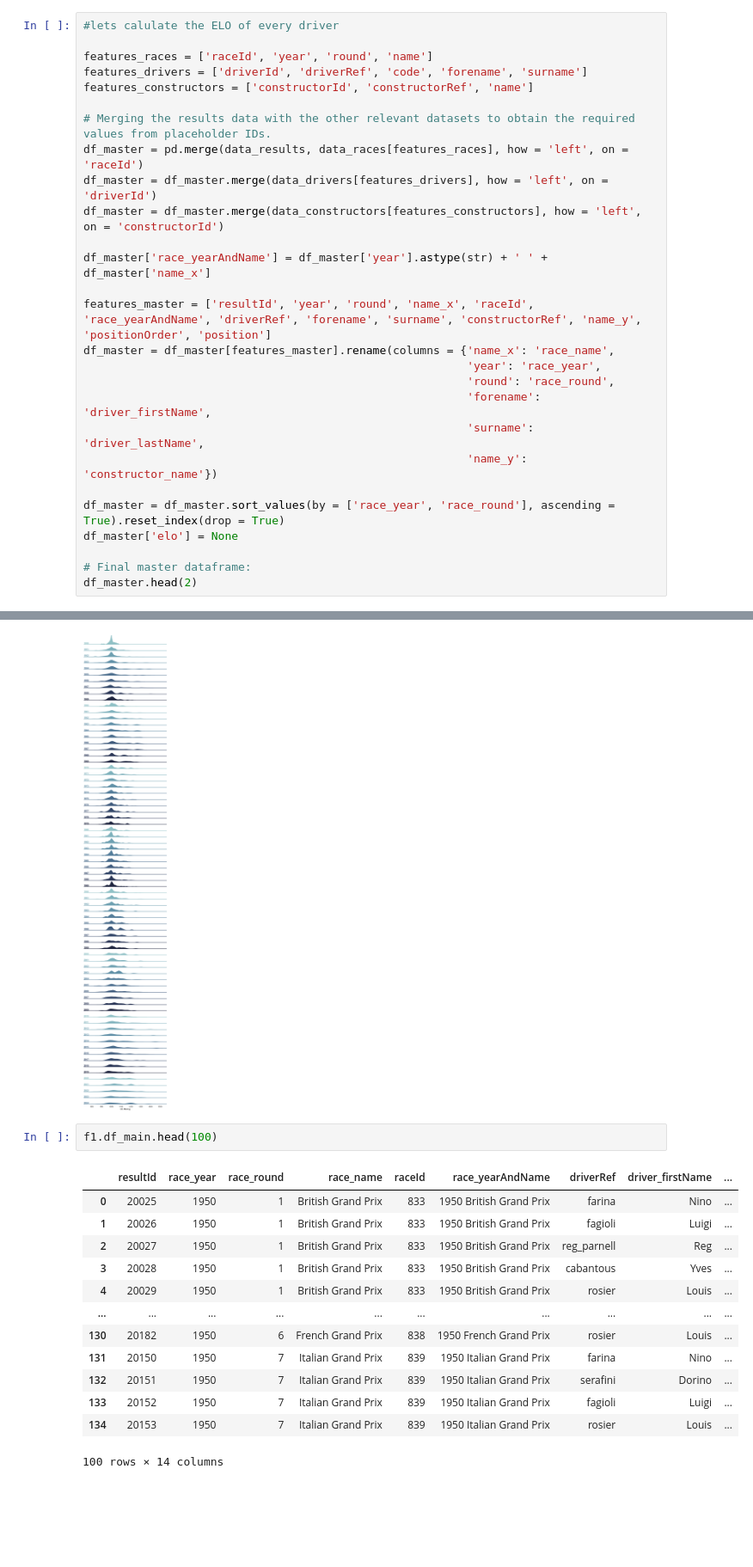
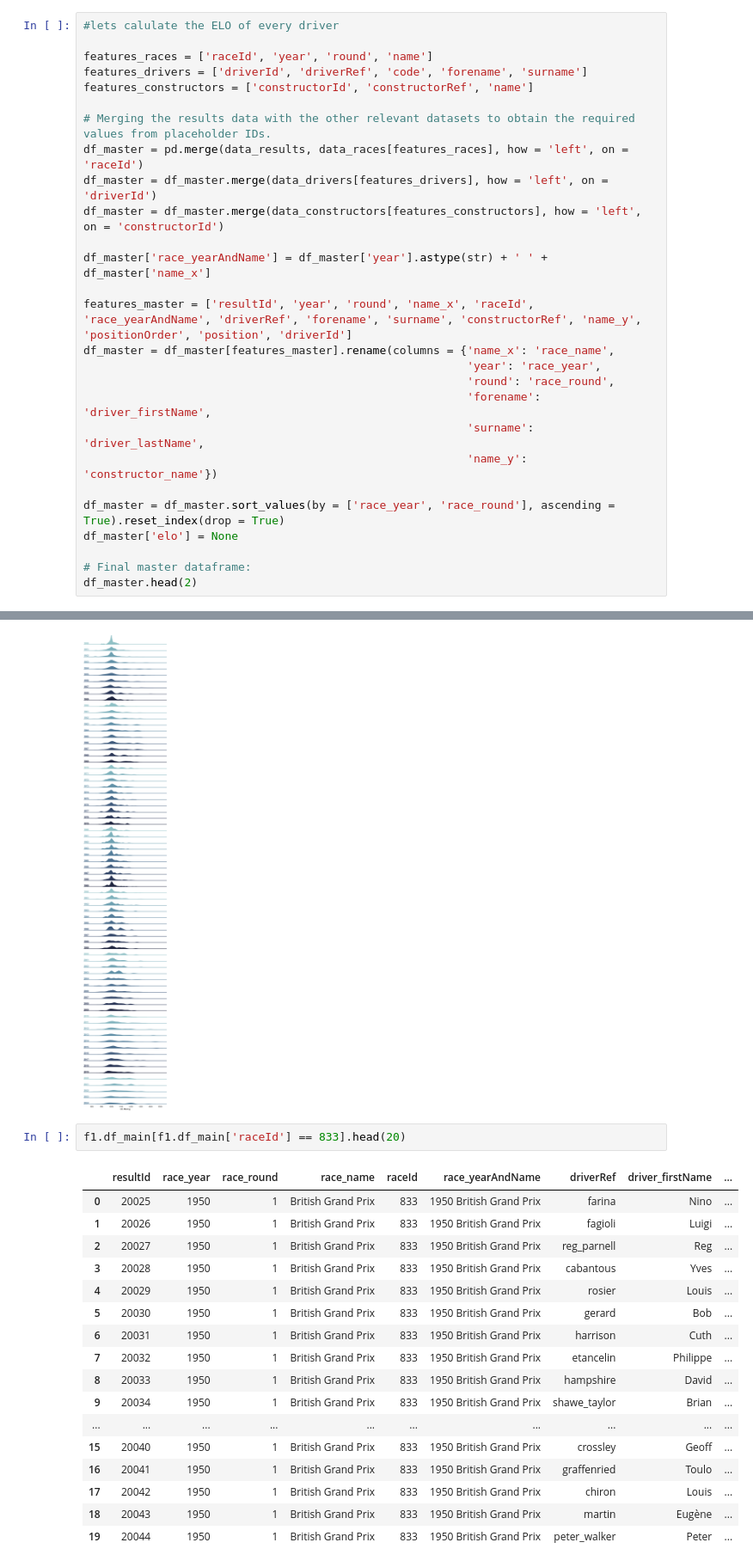
Before and after one commit to 1-million-weed/Applied-ML-GROUP1, a Jupyter notebook: experimental/data_preprocessing/elo_calculator.ipynb, the cells around one changed output, grey strips where cells are left out. Shown at 86% size. Cells and saved outputs as stored; diff of their text form; blank space fills up the shorter version.

```diff
--- a/experimental/data_preprocessing/elo_calculator.ipynb
+++ b/experimental/data_preprocessing/elo_calculator.ipynb
@@ -25,7 +25,7 @@ df_master = df_master.merge(data_constructors[features_constructors], how = 'lef
 
 df_master['race_yearAndName'] = df_master['year'].astype(str) + ' ' + df_master['name_x']
 
-features_master = ['resultId', 'year', 'round', 'name_x', 'raceId', 'race_yearAndName', 'driverRef', 'forename', 'surname', 'constructorRef', 'name_y', 'positionOrder', 'position']
+features_master = ['resultId', 'year', 'round', 'name_x', 'raceId', 'race_yearAndName', 'driverRef', 'forename', 'surname', 'constructorRef', 'name_y', 'positionOrder', 'position', 'driverId']
 df_master = df_master[features_master].rename(columns = {'name_x': 'race_name',
                                                          'year': 'race_year',
                                                          'round': 'race_round',
@@ -398,18 +398,22 @@ plotYearlyDistribution(history)
 # %% [output]
 [figure]
 # %%
-f1.df_main.head(100)
+f1.df_main[f1.df_main['raceId'] == 833].head(20)
 # %% [output]
 |  | resultId | race_year | race_round | race_name | raceId | race_yearAndName | driverRef | driver_firstName | ... |
 | 0 | 20025 | 1950 | 1 | British Grand Prix | 833 | 1950 British Grand Prix | farina | Nino | ... |
 | 1 | 20026 | 1950 | 1 | British Grand Prix | 833 | 1950 British Grand Prix | fagioli | Luigi | ... |
 | 2 | 20027 | 1950 | 1 | British Grand Prix | 833 | 1950 British Grand Prix | reg_parnell | Reg | ... |
 | 3 | 20028 | 1950 | 1 | British Grand Prix | 833 | 1950 British Grand Prix | cabantous | Yves | ... |
 | 4 | 20029 | 1950 | 1 | British Grand Prix | 833 | 1950 British Grand Prix | rosier | Louis | ... |
+| 5 | 20030 | 1950 | 1 | British Grand Prix | 833 | 1950 British Grand Prix | gerard | Bob | ... |
+| 6 | 20031 | 1950 | 1 | British Grand Prix | 833 | 1950 British Grand Prix | harrison | Cuth | ... |
+| 7 | 20032 | 1950 | 1 | British Grand Prix | 833 | 1950 British Grand Prix | etancelin | Philippe | ... |
+| 8 | 20033 | 1950 | 1 | British Grand Prix | 833 | 1950 British Grand Prix | hampshire | David | ... |
+| 9 | 20034 | 1950 | 1 | British Grand Prix | 833 | 1950 British Grand Prix | shawe_taylor | Brian | ... |
 | ... | ... | ... | ... | ... | ... | ... | ... | ... | ... |
-| 130 | 20182 | 1950 | 6 | French Grand Prix | 838 | 1950 French Grand Prix | rosier | Louis | ... |
-| 131 | 20150 | 1950 | 7 | Italian Grand Prix | 839 | 1950 Italian Grand Prix | farina | Nino | ... |
-| 132 | 20151 | 1950 | 7 | Italian Grand Prix | 839 | 1950 Italian Grand Prix | serafini | Dorino | ... |
-| 133 | 20152 | 1950 | 7 | Italian Grand Prix | 839 | 1950 Italian Grand Prix | fagioli | Luigi | ... |
-| 134 | 20153 | 1950 | 7 | Italian Grand Prix | 839 | 1950 Italian Grand Prix | rosier | Louis | ... |
+| 15 | 20040 | 1950 | 1 | British Grand Prix | 833 | 1950 British Grand Prix | crossley | Geoff | ... |
+| 16 | 20041 | 1950 | 1 | British Grand Prix | 833 | 1950 British Grand Prix | graffenried | Toulo | ... |
+| 17 | 20042 | 1950 | 1 | British Grand Prix | 833 | 1950 British Grand Prix | chiron | Louis | ... |
+| 18 | 20043 | 1950 | 1 | British Grand Prix | 833 | 1950 British Grand Prix | martin | Eugène | ... |
+| 19 | 20044 | 1950 | 1 | British Grand Prix | 833 | 1950 British Grand Prix | peter_walker | Peter | ... |
-100 rows × 14 columns
```
Also changed, not shown: parts of 7 cells of this notebook, 30 other files.
